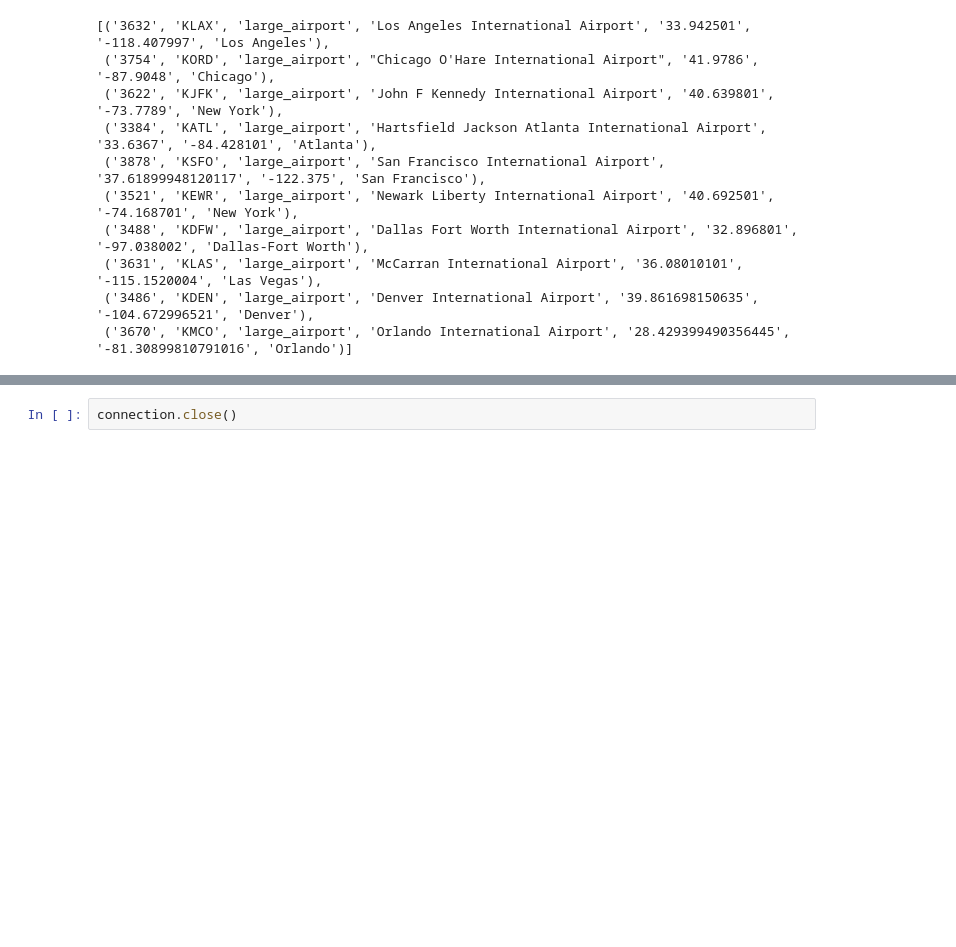
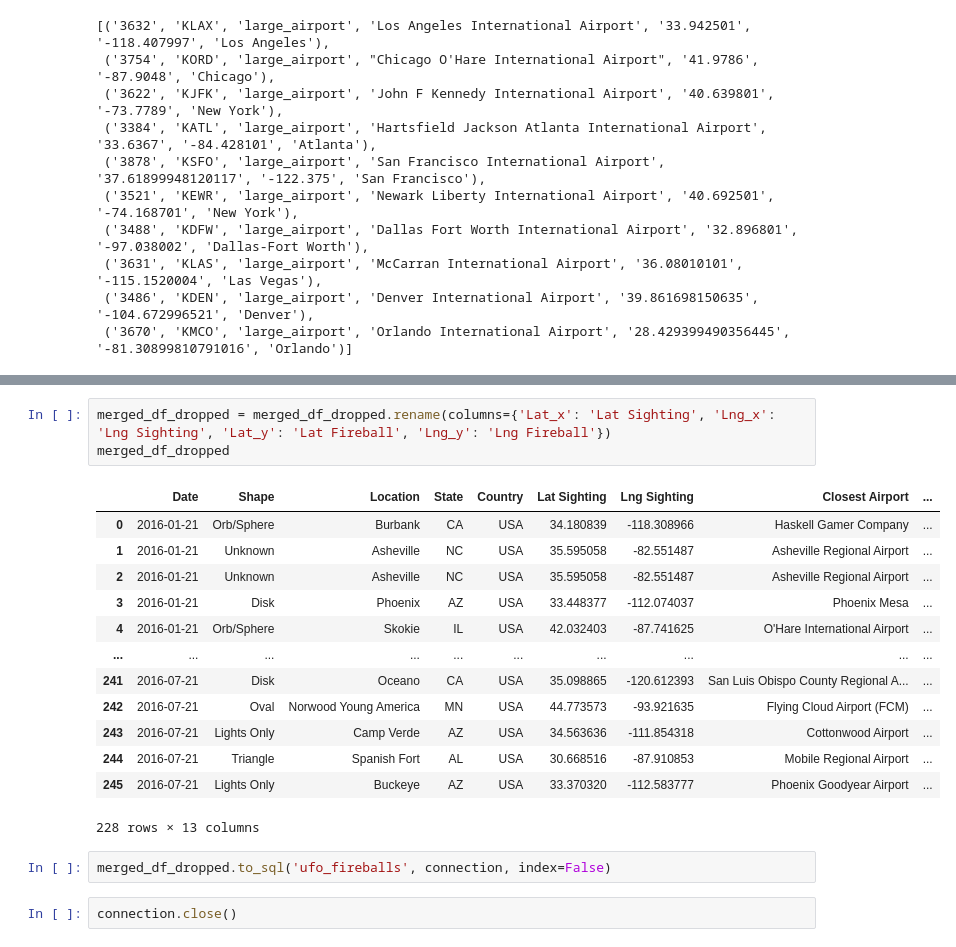
Before and after one commit to rromang/ETL-Project, a Jupyter notebook: db_connection.ipynb, the cells around one changed output, grey strips where cells are left out. Drawn from its saved outputs; the diff is of its cells as text; blank space fills up the shorter version.

```diff
--- a/db_connection.ipynb
+++ b/db_connection.ipynb
@@ -188,2 +221,21 @@ engine.execute('SELECT * FROM us_airports LIMIT 10').fetchall()
+# %%
+merged_df_dropped = merged_df_dropped.rename(columns={'Lat_x': 'Lat Sighting', 'Lng_x': 'Lng Sighting', 'Lat_y': 'Lat Fireball', 'Lng_y': 'Lng Fireball'})
+merged_df_dropped
+# %% [output]
+|  | Date | Shape | Location | State | Country | Lat Sighting | Lng Sighting | Closest Airport | ... |
+| 0 | 2016-01-21 | Orb/Sphere | Burbank | CA | USA | 34.180839 | -118.308966 | Haskell Gamer Company | ... |
+| 1 | 2016-01-21 | Unknown | Asheville | NC | USA | 35.595058 | -82.551487 | Asheville Regional Airport | ... |
+| 2 | 2016-01-21 | Unknown | Asheville | NC | USA | 35.595058 | -82.551487 | Asheville Regional Airport | ... |
+| 3 | 2016-01-21 | Disk | Phoenix | AZ | USA | 33.448377 | -112.074037 | Phoenix Mesa | ... |
+| 4 | 2016-01-21 | Orb/Sphere | Skokie | IL | USA | 42.032403 | -87.741625 | O'Hare International Airport | ... |
+| ... | ... | ... | ... | ... | ... | ... | ... | ... | ... |
+| 241 | 2016-07-21 | Disk | Oceano | CA | USA | 35.098865 | -120.612393 | San Luis Obispo County Regional A... | ... |
+| 242 | 2016-07-21 | Oval | Norwood Young America | MN | USA | 44.773573 | -93.921635 | Flying Cloud Airport (FCM) | ... |
+| 243 | 2016-07-21 | Lights Only | Camp Verde | AZ | USA | 34.563636 | -111.854318 | Cottonwood Airport | ... |
+| 244 | 2016-07-21 | Triangle | Spanish Fort | AL | USA | 30.668516 | -87.910853 | Mobile Regional Airport | ... |
+| 245 | 2016-07-21 | Lights Only | Buckeye | AZ | USA | 33.370320 | -112.583777 | Phoenix Goodyear Airport | ... |
+228 rows × 13 columns
+# %%
+merged_df_dropped.to_sql('ufo_fireballs', connection, index=False)
 # %%
 connection.close()
```
Also changed, not shown: parts of 6 cells of this notebook, 1 other file.
